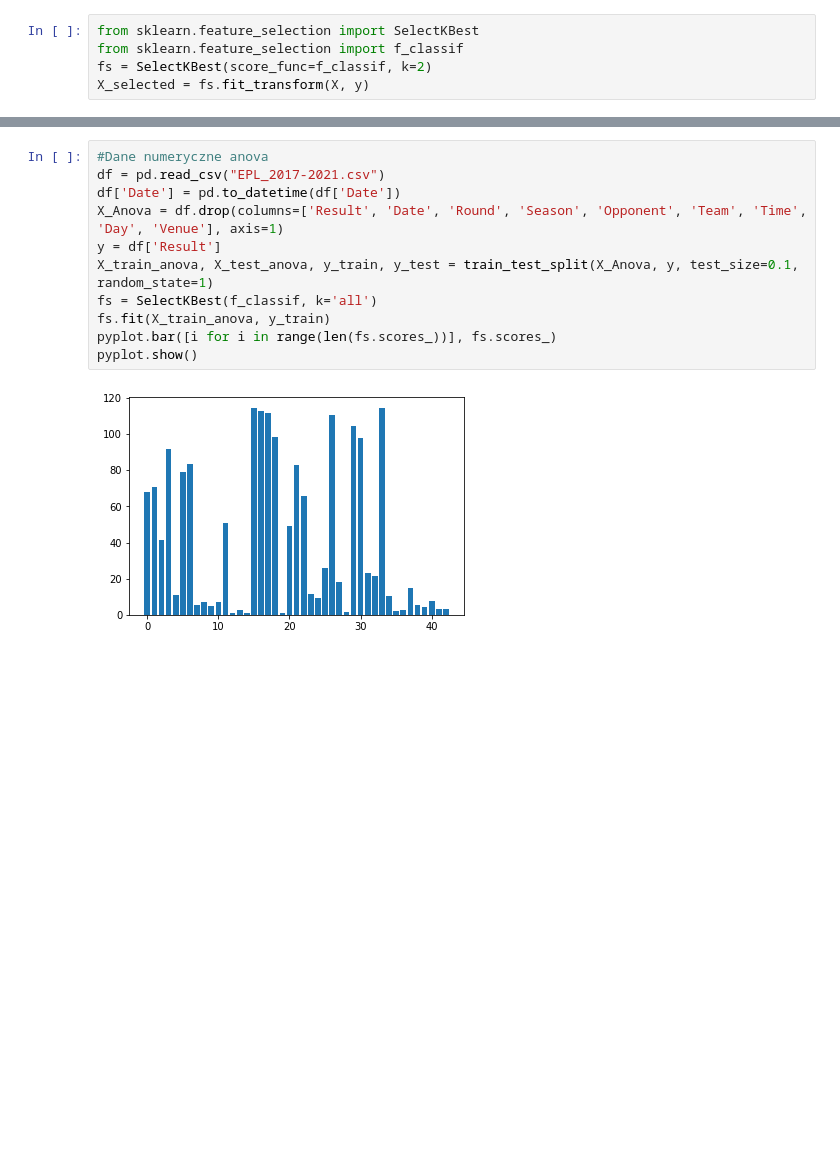
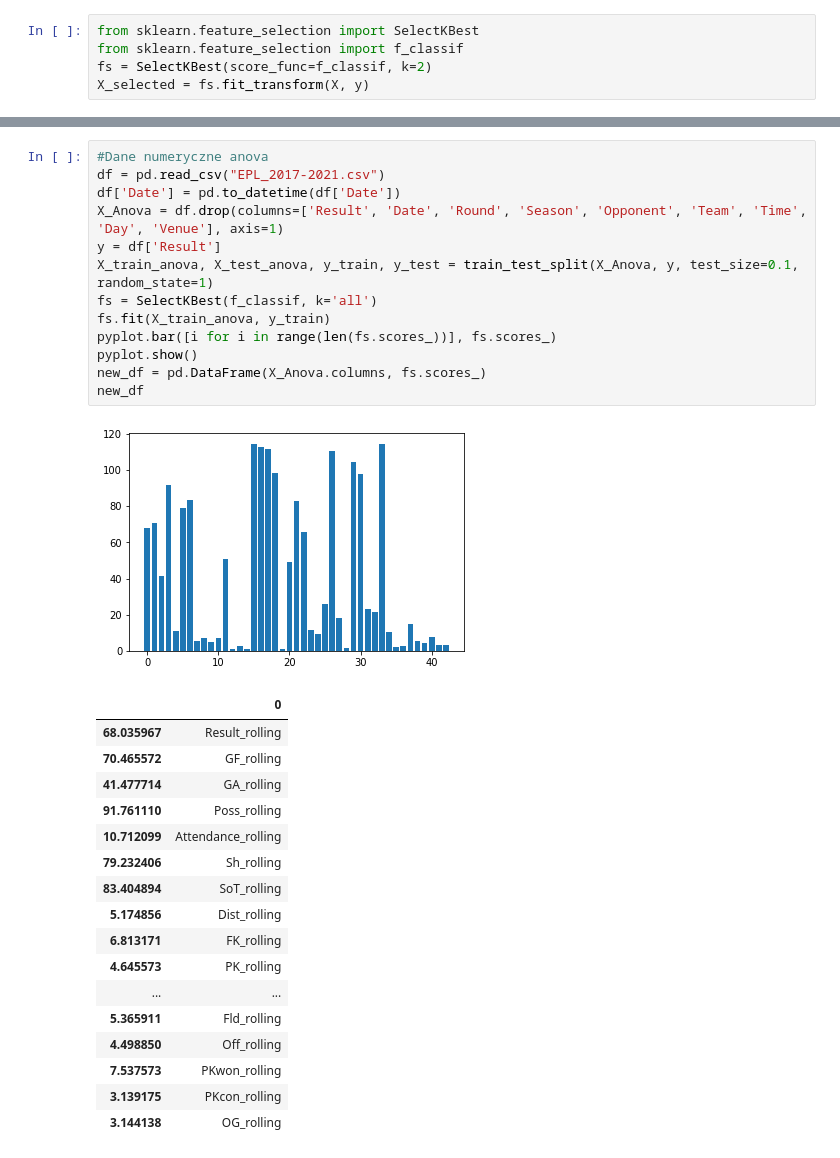
Before and after one commit to Wirus3k/Football_Predictions, a Jupyter notebook: Data Scraping/PremierLeague/EPL_Machine_Learning.ipynb, the cells around one changed output, grey strips where cells are left out. Saved outputs shown, nothing was run; the diff lists cells and outputs as text; blank space fills up the shorter version.

```diff
--- a/Data Scraping/PremierLeague/EPL_Machine_Learning.ipynb
+++ b/Data Scraping/PremierLeague/EPL_Machine_Learning.ipynb
@@ -295,16 +305,35 @@ pyplot.show()
 # %%
 #Dane numeryczne anova
 df = pd.read_csv("EPL_2017-2021.csv")
 df['Date'] = pd.to_datetime(df['Date'])
 X_Anova = df.drop(columns=['Result', 'Date', 'Round', 'Season', 'Opponent', 'Team', 'Time', 'Day', 'Venue'], axis=1)
 y = df['Result']
 X_train_anova, X_test_anova, y_train, y_test = train_test_split(X_Anova, y, test_size=0.1, random_state=1)
 fs = SelectKBest(f_classif, k='all')
 fs.fit(X_train_anova, y_train)
 pyplot.bar([i for i in range(len(fs.scores_))], fs.scores_)
 pyplot.show()
+new_df = pd.DataFrame(X_Anova.columns, fs.scores_)
+new_df
 # %% [output]
 [figure]
+|  | 0 |
+| 68.035967 | Result_rolling |
+| 70.465572 | GF_rolling |
+| 41.477714 | GA_rolling |
+| 91.761110 | Poss_rolling |
+| 10.712099 | Attendance_rolling |
+| 79.232406 | Sh_rolling |
+| 83.404894 | SoT_rolling |
+| 5.174856 | Dist_rolling |
+| 6.813171 | FK_rolling |
+| 4.645573 | PK_rolling |
+| ... | ... |
+| 5.365911 | Fld_rolling |
+| 4.498850 | Off_rolling |
+| 7.537573 | PKwon_rolling |
+| 3.139175 | PKcon_rolling |
+| 3.144138 | OG_rolling |
 # %%
 from functools import partial
 from sklearn.feature_selection import mutual_info_classif, SelectKBest
```
Also changed, not shown: parts of 5 cells of this notebook.
